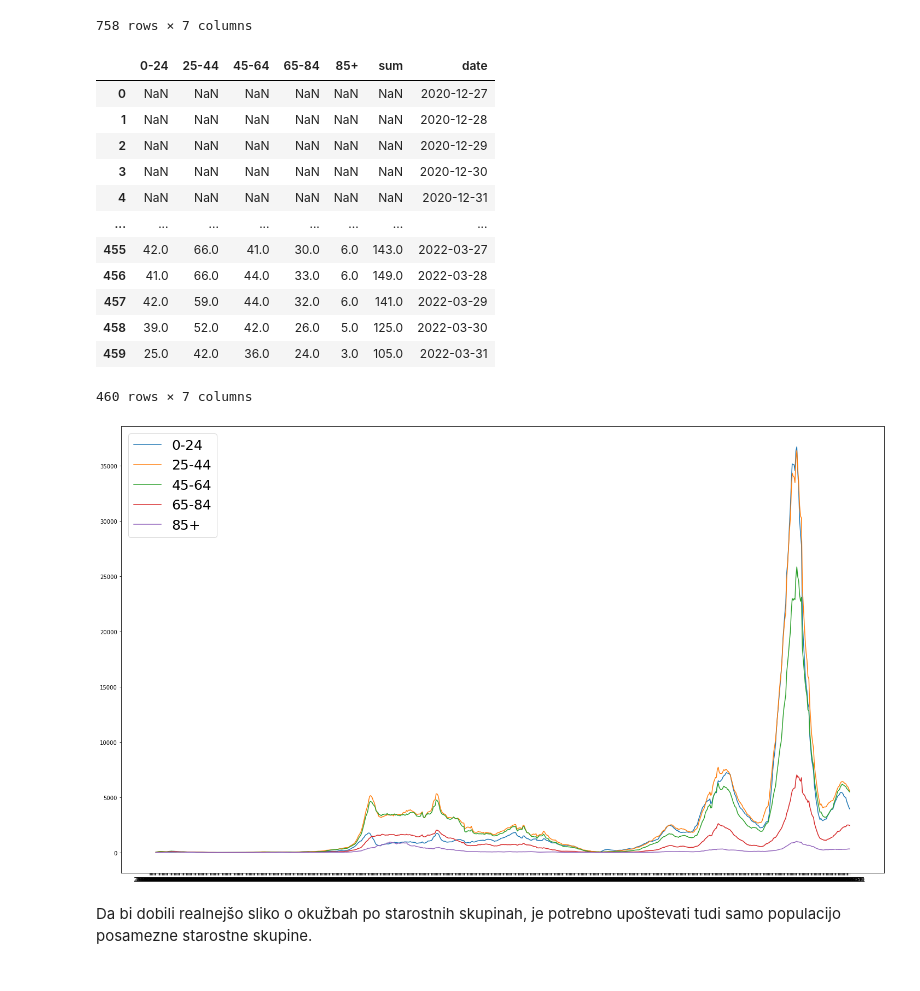
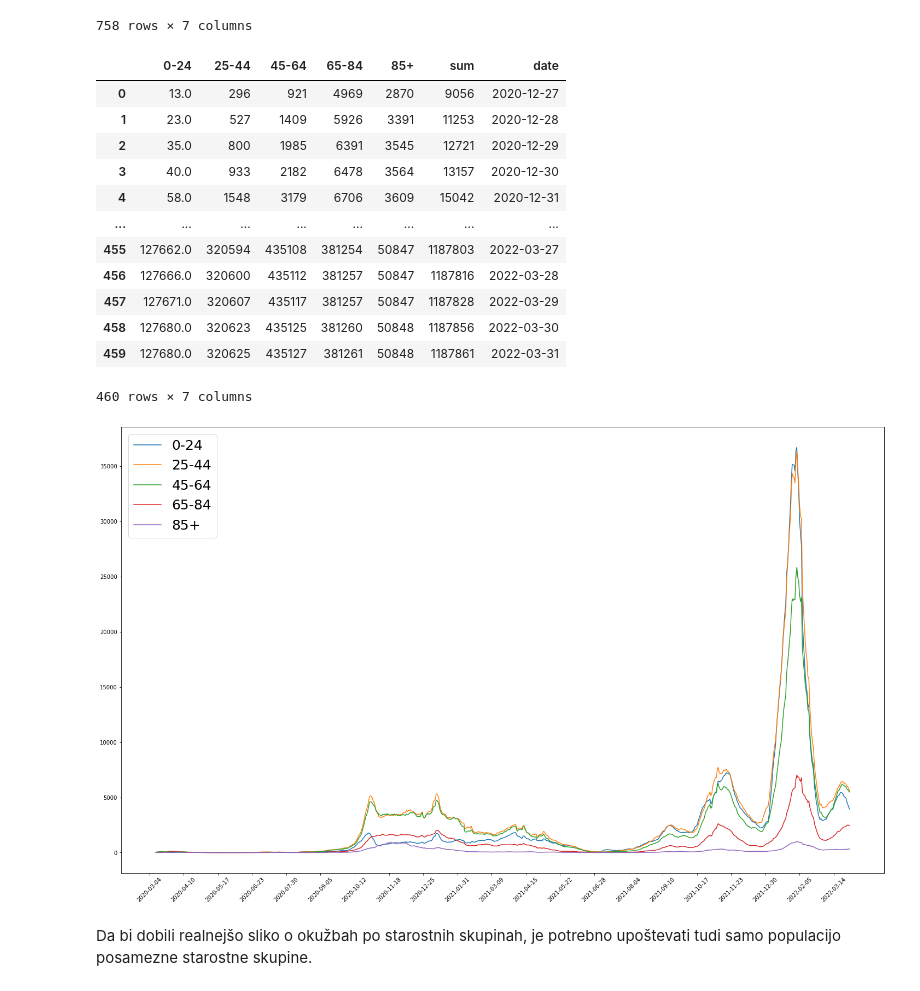
Before and after one commit to SerugaDavid/PR21DSZHMM, a Jupyter notebook: naloga.ipynb, the cells around one changed output. Saved outputs shown, nothing was run; the diff lists cells and outputs as text; code cells hidden in the pictures.

```diff
--- a/naloga.ipynb
+++ b/naloga.ipynb
@@ -71,37 +71,39 @@ age_vacc_new["45-64"] = sum(age_vacc[attr] for attr in [i for i in attrs_age_vac
 age_vacc_new["65-84"] = sum(age_vacc[attr] for attr in [i for i in attrs_age_vacc[34:64] if "1st" in i])
 age_vacc_new["85+"] = sum(age_vacc[attr] for attr in [i for i in attrs_age_vacc[46:] if "1st" in i])
 age_vacc_new["sum"] = sum(age_vacc_new[attr] for attr in list(age_vacc_new)[1:])
-age_vacc_new = age_vacc_new.diff(7)
+#age_vacc_new = age_vacc_new.diff(7)
 age_vacc_new["date"] = age_vacc["date"]
 age_vacc_new
 # %% [output]
 |  | 0-24 | 25-44 | 45-64 | 65-84 | 85+ | sum | date |
-| 0 | NaN | NaN | NaN | NaN | NaN | NaN | 2020-12-27 |
-| 1 | NaN | NaN | NaN | NaN | NaN | NaN | 2020-12-28 |
-| 2 | NaN | NaN | NaN | NaN | NaN | NaN | 2020-12-29 |
-| 3 | NaN | NaN | NaN | NaN | NaN | NaN | 2020-12-30 |
-| 4 | NaN | NaN | NaN | NaN | NaN | NaN | 2020-12-31 |
+| 0 | 13.0 | 296 | 921 | 4969 | 2870 | 9056 | 2020-12-27 |
+| 1 | 23.0 | 527 | 1409 | 5926 | 3391 | 11253 | 2020-12-28 |
+| 2 | 35.0 | 800 | 1985 | 6391 | 3545 | 12721 | 2020-12-29 |
+| 3 | 40.0 | 933 | 2182 | 6478 | 3564 | 13157 | 2020-12-30 |
+| 4 | 58.0 | 1548 | 3179 | 6706 | 3609 | 15042 | 2020-12-31 |
 | ... | ... | ... | ... | ... | ... | ... | ... |
-| 455 | 42.0 | 66.0 | 41.0 | 30.0 | 6.0 | 143.0 | 2022-03-27 |
-| 456 | 41.0 | 66.0 | 44.0 | 33.0 | 6.0 | 149.0 | 2022-03-28 |
-| 457 | 42.0 | 59.0 | 44.0 | 32.0 | 6.0 | 141.0 | 2022-03-29 |
-| 458 | 39.0 | 52.0 | 42.0 | 26.0 | 5.0 | 125.0 | 2022-03-30 |
-| 459 | 25.0 | 42.0 | 36.0 | 24.0 | 3.0 | 105.0 | 2022-03-31 |
+| 455 | 127662.0 | 320594 | 435108 | 381254 | 50847 | 1187803 | 2022-03-27 |
+| 456 | 127666.0 | 320600 | 435112 | 381257 | 50847 | 1187816 | 2022-03-28 |
+| 457 | 127671.0 | 320607 | 435117 | 381257 | 50847 | 1187828 | 2022-03-29 |
+| 458 | 127680.0 | 320623 | 435125 | 381260 | 50848 | 1187856 | 2022-03-30 |
+| 459 | 127680.0 | 320625 | 435127 | 381261 | 50848 | 1187861 | 2022-03-31 |
 460 rows × 7 columns
 # %%
 import matplotlib.pyplot as plt
 
 
 plt.figure(figsize=(25,15))
 plt.plot(age_cases_new["date"], age_cases_new["0-24"], label="0-24")
 plt.plot(age_cases_new["date"], age_cases_new["25-44"], label="25-44")
 plt.plot(age_cases_new["date"], age_cases_new["45-64"], label="45-64")
 plt.plot(age_cases_new["date"], age_cases_new["65-84"], label="65-84")
 plt.plot(age_cases_new["date"], age_cases_new["85+"], label="85+")
 plt.legend(loc="upper left", prop={'size': 25})
+plt.xticks(range(0, len(age_cases_new), len(age_cases_new)//20), rotation=45)
+
 plt.show()
 # %% [output]
-[figure, old version]
+[figure, new version]
 # %% [markdown]
 Da bi dobili realnejšo sliko o okužbah po starostnih skupinah, je potrebno upoštevati tudi samo populacijo posamezne starostne skupine.
 # %%
```
Also changed, not shown: parts of 6 cells of this notebook, 3 other files.
